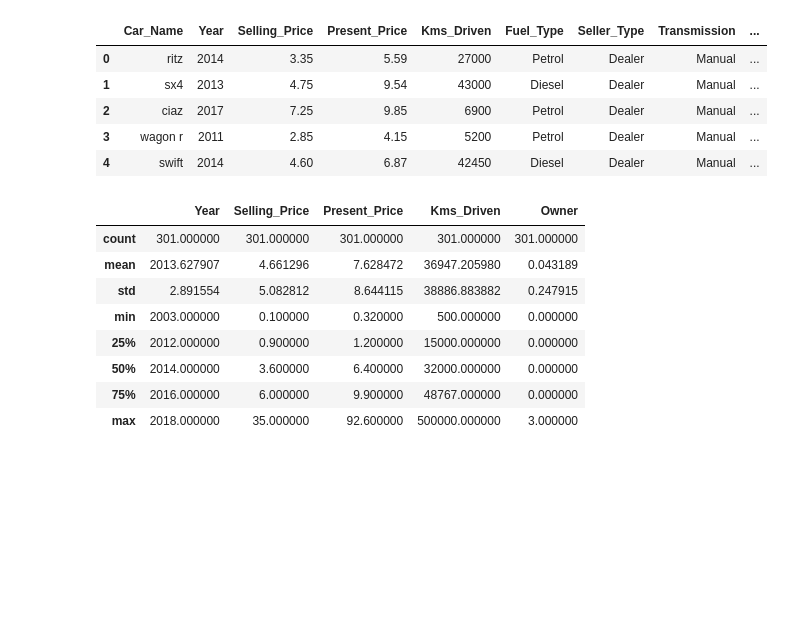
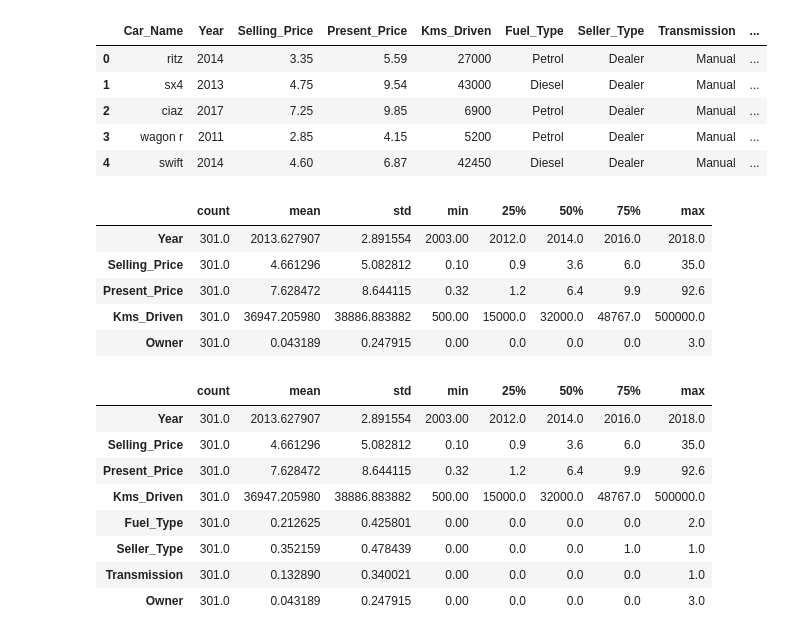
Before and after one commit to Nash242/Car-demo, a Jupyter notebook: notebooks/preprocess.ipynb, the cells around one changed output. Saved outputs shown, nothing was run; the diff lists cells and outputs as text; code cells hidden in the pictures; blank space fills up the shorter version.

```diff
--- a/notebooks/preprocess.ipynb
+++ b/notebooks/preprocess.ipynb
@@ -322,14 +322,23 @@ df1.head()
 | 3 | wagon r | 2011 | 2.85 | 4.15 | 5200 | Petrol | Dealer | Manual | ... |
 | 4 | swift | 2014 | 4.60 | 6.87 | 42450 | Diesel | Dealer | Manual | ... |
 # %%
-df1.describe()
+df1.describe().T
 # %% [output]
-|  | Year | Selling_Price | Present_Price | Kms_Driven | Owner |
-| count | 301.000000 | 301.000000 | 301.000000 | 301.000000 | 301.000000 |
-| mean | 2013.627907 | 4.661296 | 7.628472 | 36947.205980 | 0.043189 |
-| std | 2.891554 | 5.082812 | 8.644115 | 38886.883882 | 0.247915 |
-| min | 2003.000000 | 0.100000 | 0.320000 | 500.000000 | 0.000000 |
-| 25% | 2012.000000 | 0.900000 | 1.200000 | 15000.000000 | 0.000000 |
-| 50% | 2014.000000 | 3.600000 | 6.400000 | 32000.000000 | 0.000000 |
-| 75% | 2016.000000 | 6.000000 | 9.900000 | 48767.000000 | 0.000000 |
-| max | 2018.000000 | 35.000000 | 92.600000 | 500000.000000 | 3.000000 |
+|  | count | mean | std | min | 25% | 50% | 75% | max |
+| Year | 301.0 | 2013.627907 | 2.891554 | 2003.00 | 2012.0 | 2014.0 | 2016.0 | 2018.0 |
+| Selling_Price | 301.0 | 4.661296 | 5.082812 | 0.10 | 0.9 | 3.6 | 6.0 | 35.0 |
+| Present_Price | 301.0 | 7.628472 | 8.644115 | 0.32 | 1.2 | 6.4 | 9.9 | 92.6 |
+| Kms_Driven | 301.0 | 36947.205980 | 38886.883882 | 500.00 | 15000.0 | 32000.0 | 48767.0 | 500000.0 |
+| Owner | 301.0 | 0.043189 | 0.247915 | 0.00 | 0.0 | 0.0 | 0.0 | 3.0 |
+# %%
+df.describe().T
+# %% [output]
+|  | count | mean | std | min | 25% | 50% | 75% | max |
+| Year | 301.0 | 2013.627907 | 2.891554 | 2003.00 | 2012.0 | 2014.0 | 2016.0 | 2018.0 |
+| Selling_Price | 301.0 | 4.661296 | 5.082812 | 0.10 | 0.9 | 3.6 | 6.0 | 35.0 |
+| Present_Price | 301.0 | 7.628472 | 8.644115 | 0.32 | 1.2 | 6.4 | 9.9 | 92.6 |
+| Kms_Driven | 301.0 | 36947.205980 | 38886.883882 | 500.00 | 15000.0 | 32000.0 | 48767.0 | 500000.0 |
+| Fuel_Type | 301.0 | 0.212625 | 0.425801 | 0.00 | 0.0 | 0.0 | 0.0 | 2.0 |
+| Seller_Type | 301.0 | 0.352159 | 0.478439 | 0.00 | 0.0 | 0.0 | 1.0 | 1.0 |
+| Transmission | 301.0 | 0.132890 | 0.340021 | 0.00 | 0.0 | 0.0 | 0.0 | 1.0 |
+| Owner | 301.0 | 0.043189 | 0.247915 | 0.00 | 0.0 | 0.0 | 0.0 | 3.0 |
```
Also changed, not shown: parts of 4 cells of this notebook, 18 other files.
